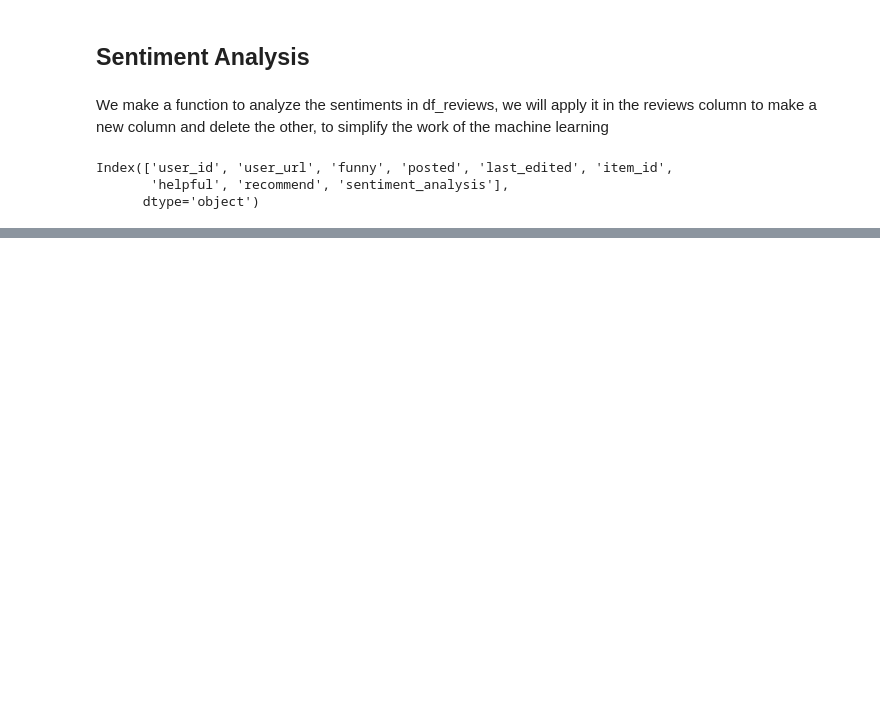
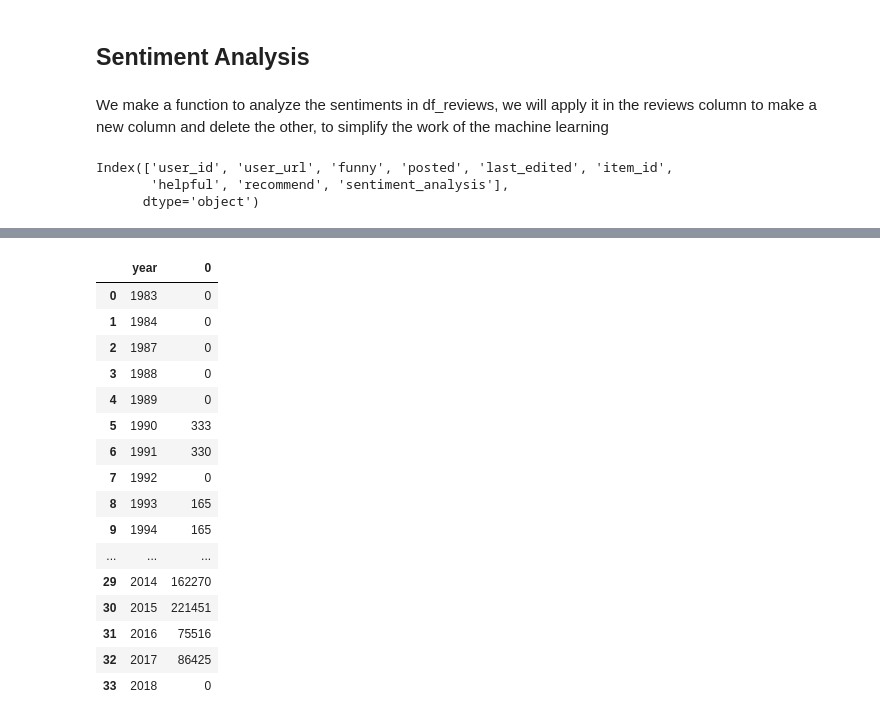
Before and after one commit to pablorobba/Proyecto_Individual_STEAM, a Jupyter notebook: Feature_ Engineering.ipynb, the cells around one changed output, grey strips where cells are left out. Drawn from its saved outputs; the diff is of its cells as text; code cells hidden in the pictures; blank space fills up the shorter version.

```diff
--- a/Feature_ Engineering.ipynb
+++ b/Feature_ Engineering.ipynb
@@ -63,0 +182,22 @@ Index(['user_id', 'user_url', 'funny', 'posted', 'last_edited', 'item_id',
+# %%
+# Calculate the number of 0 (free) elements by year
+zero_price_count_by_year = grouped.apply(lambda group: (group['price'] == 0).sum()).reset_index()
+zero_price_count_by_year
+# %% [output]
+|  | year | 0 |
+| 0 | 1983 | 0 |
+| 1 | 1984 | 0 |
+| 2 | 1987 | 0 |
+| 3 | 1988 | 0 |
+| 4 | 1989 | 0 |
+| 5 | 1990 | 333 |
+| 6 | 1991 | 330 |
+| 7 | 1992 | 0 |
+| 8 | 1993 | 165 |
+| 9 | 1994 | 165 |
+| ... | ... | ... |
+| 29 | 2014 | 162270 |
+| 30 | 2015 | 221451 |
+| 31 | 2016 | 75516 |
+| 32 | 2017 | 86425 |
+| 33 | 2018 | 0 |
```
Also changed, not shown: parts of 19 cells of this notebook, 2 other files.
